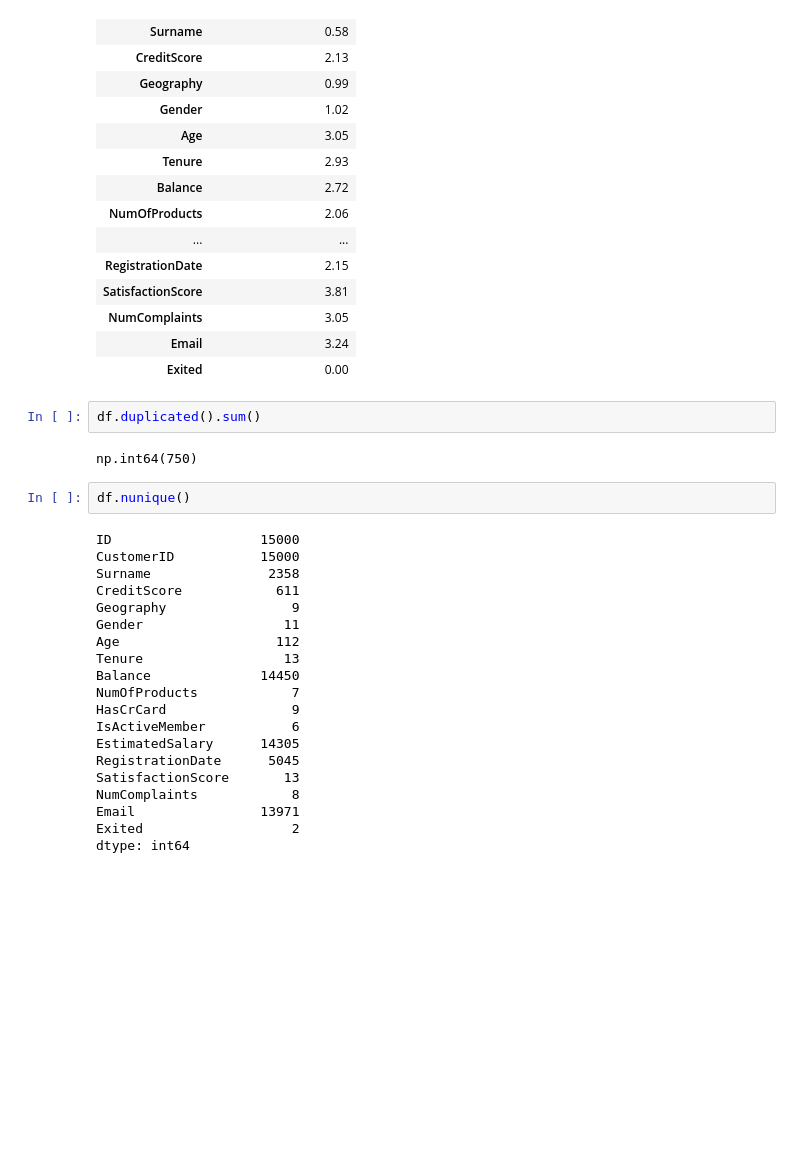
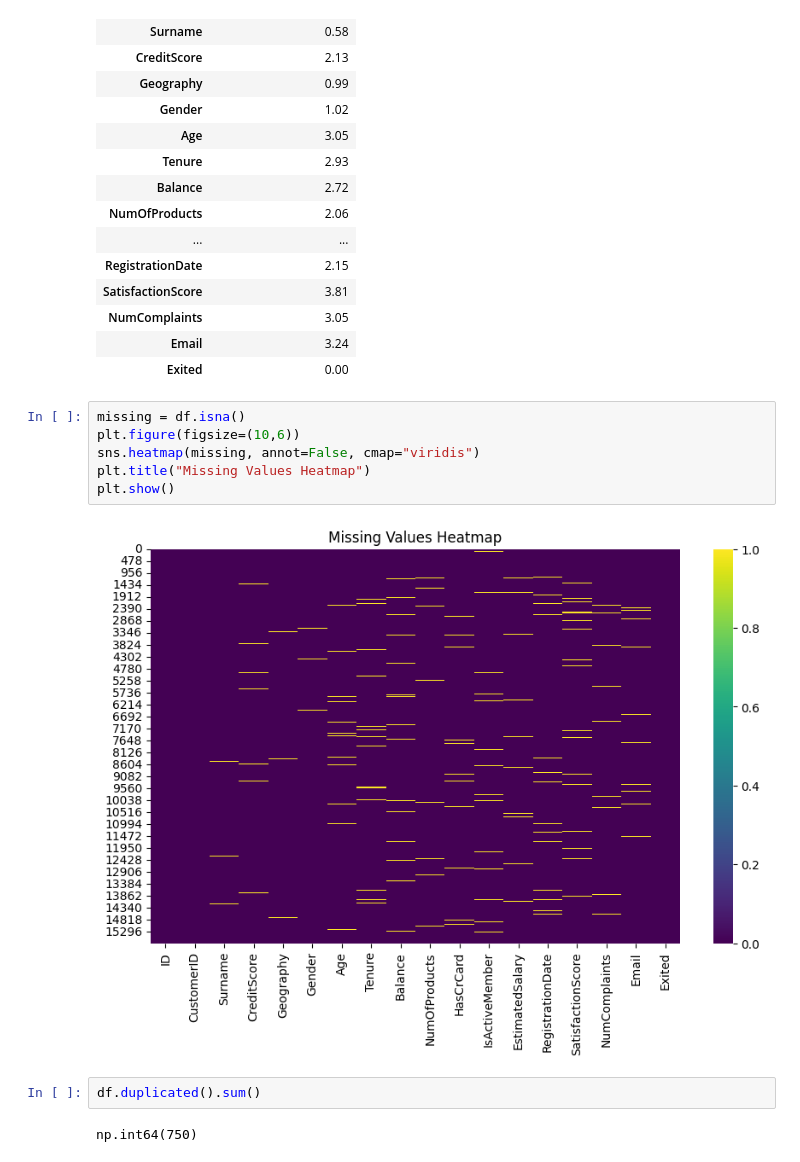
Before and after one commit to romaric420/prediction_depart_client_cycle_complet_ml, a Jupyter notebook: notebooks/01_eda.ipynb, the cells around one changed output. Drawn from its saved outputs; the diff is of its cells as text; blank space fills up the shorter version.

```diff
--- a/notebooks/01_eda.ipynb
+++ b/notebooks/01_eda.ipynb
@@ -121,29 +100,15 @@ dtype: int64
 | NumComplaints | 3.05 |
 | Email | 3.24 |
 | Exited | 0.00 |
+# %%
+missing = df.isna()
+plt.figure(figsize=(10,6))
+sns.heatmap(missing, annot=False, cmap="viridis")
+plt.title("Missing Values Heatmap")
+plt.show()
+# %% [output]
+[figure, added]
 # %%
 df.duplicated().sum()
 # %% [output]
 np.int64(750)
-# %%
-df.nunique()
-# %% [output]
-ID                   15000
-CustomerID           15000
-Surname               2358
-CreditScore            611
-Geography                9
-Gender                  11
-Age                    112
-Tenure                  13
-Balance              14450
-NumOfProducts            7
-HasCrCard                9
-IsActiveMember           6
-EstimatedSalary      14305
-RegistrationDate      5045
-SatisfactionScore       13
-NumComplaints            8
-Email                13971
-Exited                   2
-dtype: int64
```
Also changed, not shown: parts of 23 cells of this notebook.
